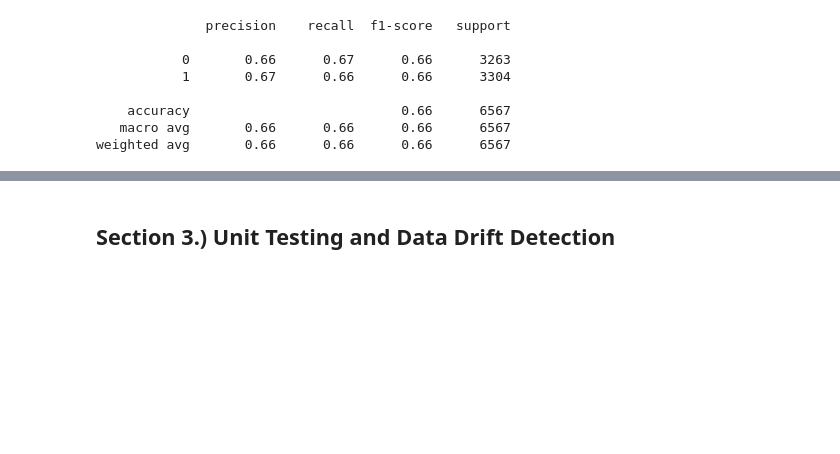
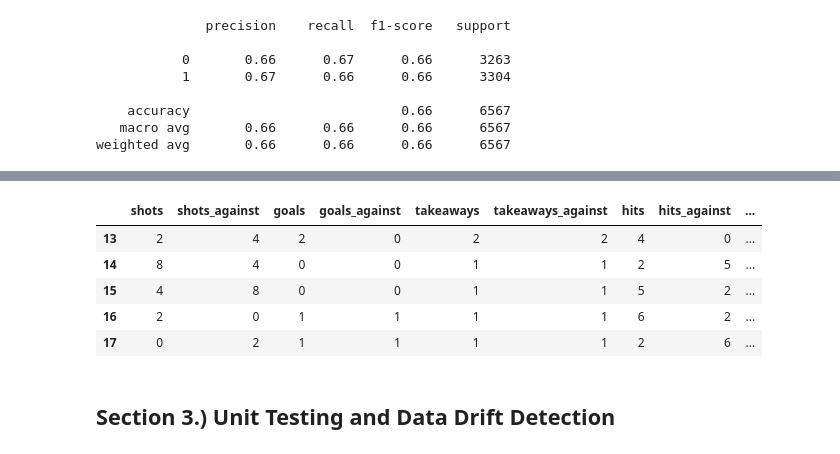
Before and after one commit to McGill-MMA-EnterpriseAnalytics/NHL-Game-II, a Jupyter notebook: modeling/Final_Model_Merged.ipynb, the cells around one changed output, grey strips where cells are left out. Saved outputs shown, nothing was run; the diff lists cells and outputs as text; code cells hidden in the pictures; blank space fills up the shorter version.

```diff
--- a/modeling/Final_Model_Merged.ipynb
+++ b/modeling/Final_Model_Merged.ipynb
@@ -406,0 +460,4 @@ for i in range(m):
+# %%
+# concat the dataframes and store into database
+
+game_observtions= pd.concat([tonights_data,stats],axis=1)
@@ -406,0 +468,9 @@ for i in range(m):
+# %%
+game_observtions.tail()
+# %% [output]
+|  | shots | shots_against | goals | goals_against | takeaways | takeaways_against | hits | hits_against | ... |
+| 13 | 2 | 4 | 2 | 0 | 2 | 2 | 4 | 0 | ... |
+| 14 | 8 | 4 | 0 | 0 | 1 | 1 | 2 | 5 | ... |
+| 15 | 4 | 8 | 0 | 0 | 1 | 1 | 5 | 2 | ... |
+| 16 | 2 | 0 | 1 | 1 | 1 | 1 | 6 | 2 | ... |
+| 17 | 0 | 2 | 1 | 1 | 1 | 1 | 2 | 6 | ... |
```
Also changed, not shown: parts of 15 cells of this notebook, 2 other files.
